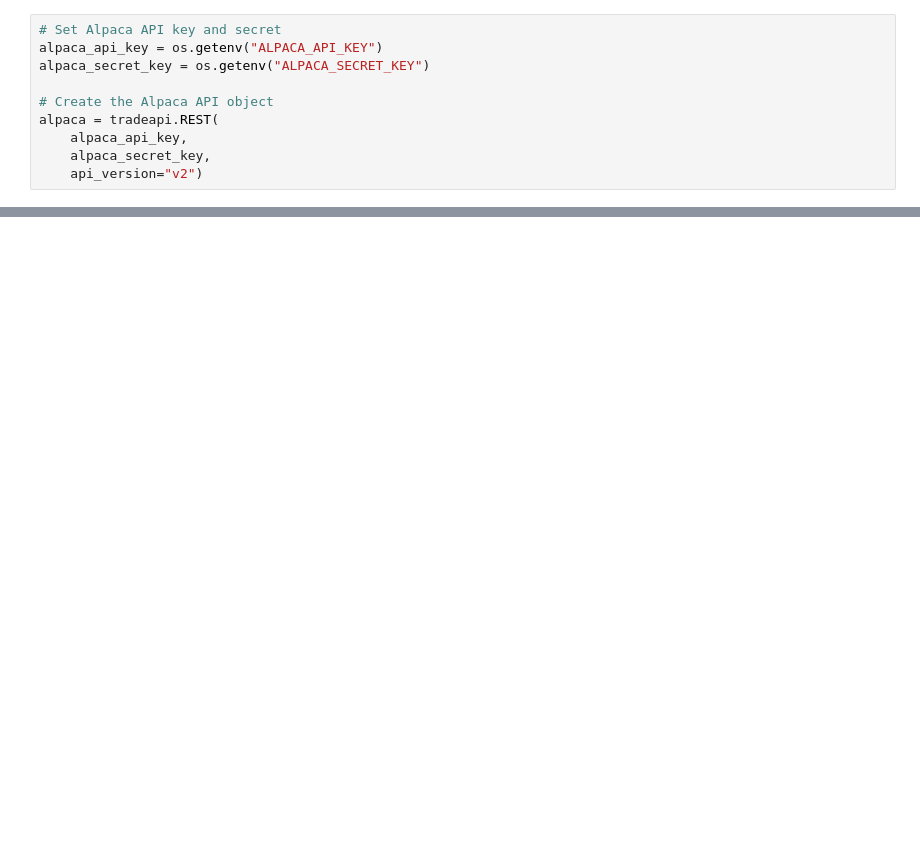
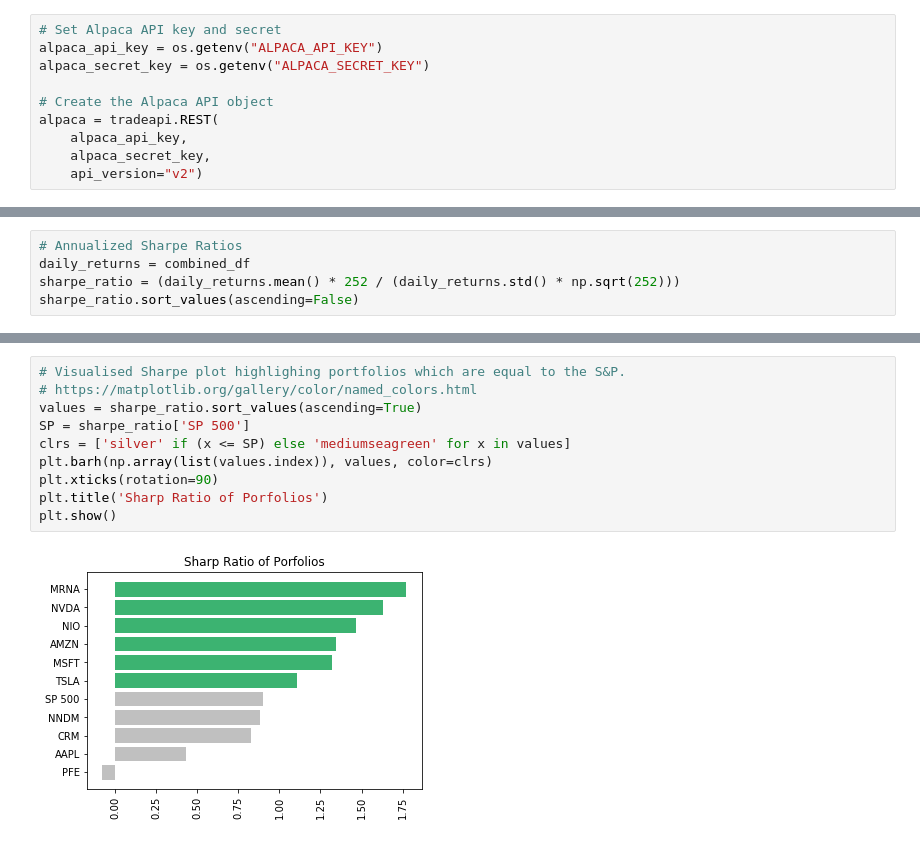
Before and after one commit to nipune/Most-Traded-International-Shares, a Jupyter notebook: Project1-KL.ipynb, the cells around one changed output, grey strips where cells are left out. Drawn from its saved outputs; the diff is of its cells as text; blank space fills up the shorter version.

```diff
--- a/Project1-KL.ipynb
+++ b/Project1-KL.ipynb
@@ -309,0 +403,5 @@ growth_annually
+# %%
+# Annualized Sharpe Ratios
+daily_returns = combined_df
+sharpe_ratio = (daily_returns.mean() * 252 / (daily_returns.std() * np.sqrt(252)))
+sharpe_ratio.sort_values(ascending=False)
@@ -309,0 +421,12 @@ growth_annually
+# %%
+# Visualised Sharpe plot highlighing portfolios which are equal to the S&P.
+# https://matplotlib.org/gallery/color/named_colors.html
+values = sharpe_ratio.sort_values(ascending=True)
+SP = sharpe_ratio['SP 500']
+clrs = ['silver' if (x <= SP) else 'mediumseagreen' for x in values]
+plt.barh(np.array(list(values.index)), values, color=clrs)
+plt.xticks(rotation=90)
+plt.title('Sharp Ratio of Porfolios')
+plt.show()
+# %% [output]
+[figure, added]
```
Also changed, not shown: parts of 64 cells of this notebook.
